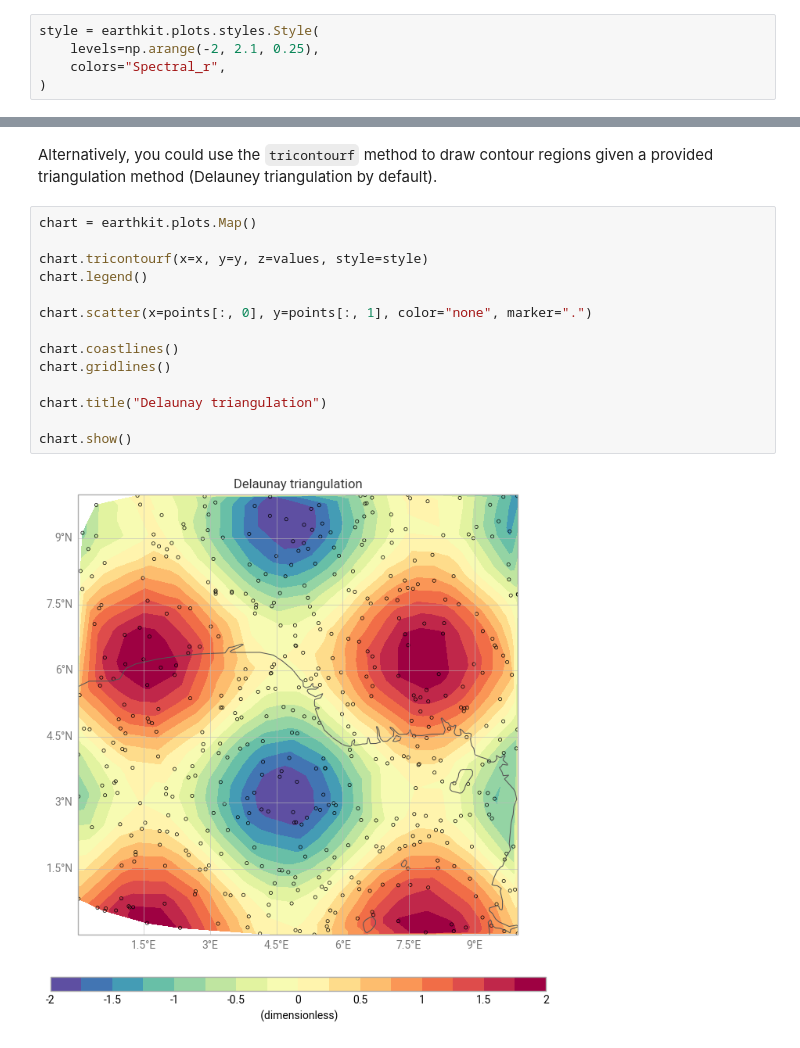
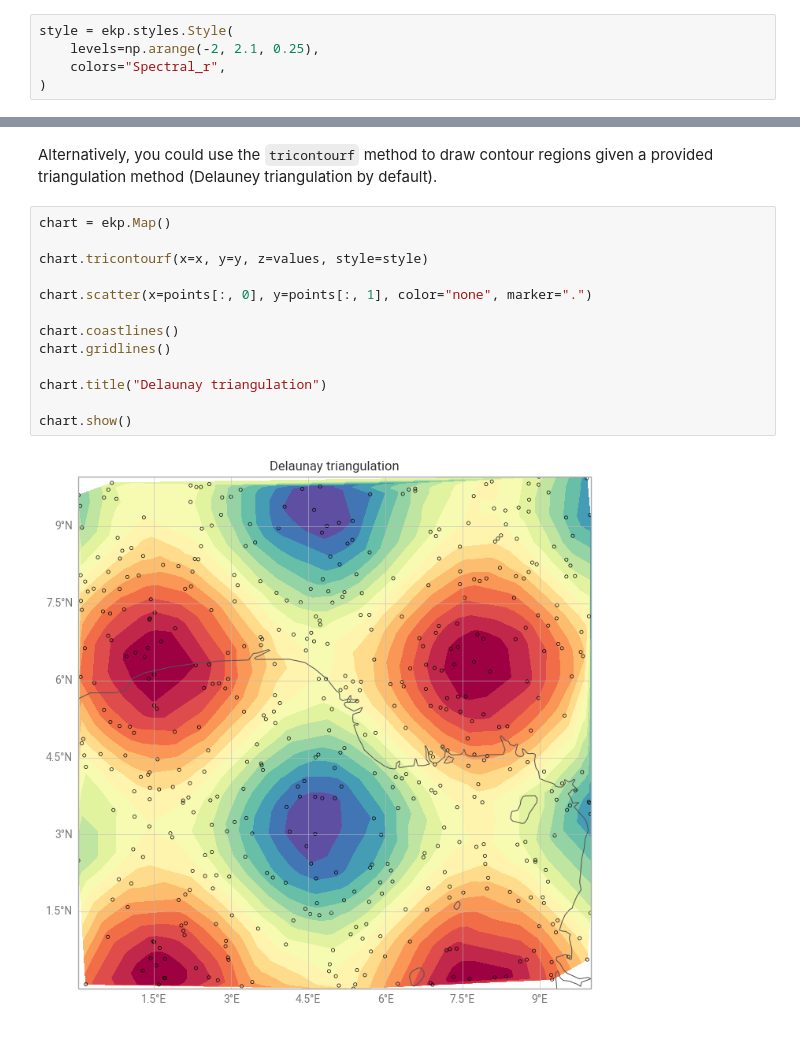
Before and after one commit to ecmwf/earthkit-plots, a Jupyter notebook: docs/examples/gallery/gridded-data/unstructured-grids.ipynb, the cells around one changed output, grey strips where cells are left out. Drawn from its saved outputs; the diff is of its cells as text.

```diff
--- a/docs/examples/gallery/gridded-data/unstructured-grids.ipynb
+++ b/docs/examples/gallery/gridded-data/unstructured-grids.ipynb
@@ -18,7 +17,7 @@ y = points[:, 1]
 # %% [markdown]
 Next, let's generate a diverging colour palette for visualising this data.
 # %%
-style = earthkit.plots.styles.Style(
+style = ekp.styles.Style(
     levels=np.arange(-2, 2.1, 0.25),
     colors="Spectral_r",
 )
@@ -60,18 +79,17 @@ chart.show()
 # %% [markdown]
 Alternatively, you could use the `tricontourf` method to draw contour regions given a provided triangulation method (Delauney triangulation by default).
 # %%
-chart = earthkit.plots.Map()
+chart = ekp.Map()
 
 chart.tricontourf(x=x, y=y, z=values, style=style)
-chart.legend()
 
 chart.scatter(x=points[:, 0], y=points[:, 1], color="none", marker=".")
 
 chart.coastlines()
 chart.gridlines()
 
 chart.title("Delaunay triangulation")
 
 chart.show()
 # %% [output]
-[figure, old version]
+[figure, new version]
```
Also changed, not shown: parts of 5 cells of this notebook, 37 other files.
